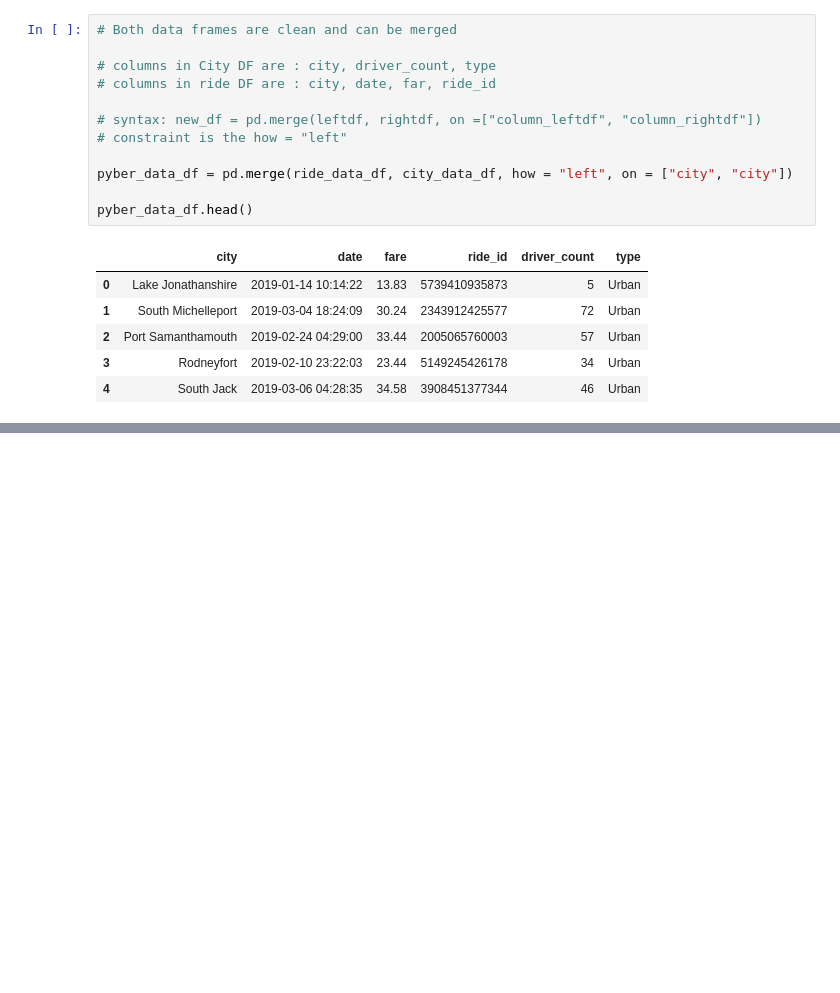
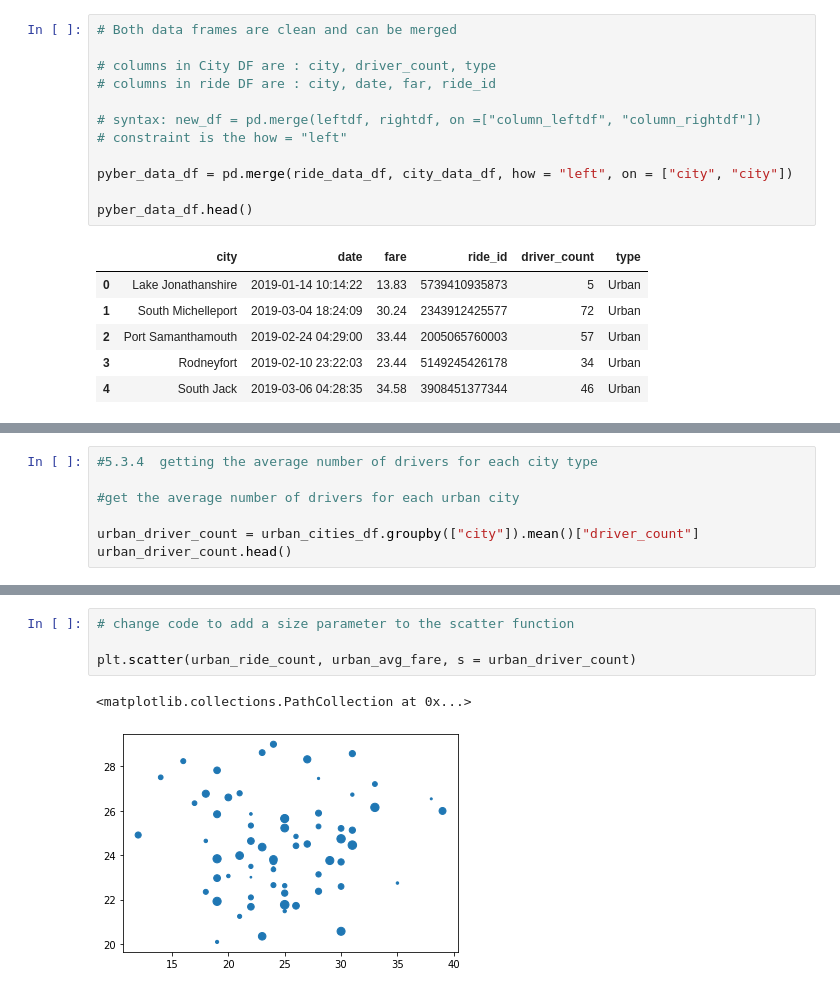
Before and after one commit to monikatomhave/PyBer_Analysis, a Jupyter notebook: PyBer.ipynb, the cells around one changed output, grey strips where cells are left out. Drawn from its saved outputs; the diff is of its cells as text; blank space fills up the shorter version.

```diff
--- a/PyBer.ipynb
+++ b/PyBer.ipynb
@@ -150,0 +270,7 @@ pyber_data_df.head()
+# %%
+#5.3.4  getting the average number of drivers for each city type
+
+#get the average number of drivers for each urban city
+
+urban_driver_count = urban_cities_df.groupby(["city"]).mean()["driver_count"]
+urban_driver_count.head()
@@ -150,0 +320,7 @@ pyber_data_df.head()
+# %%
+# change code to add a size parameter to the scatter function
+
+plt.scatter(urban_ride_count, urban_avg_fare, s = urban_driver_count)
+# %% [output]
+<matplotlib.collections.PathCollection at 0x...>
+[figure, added]
```
Also changed, not shown: parts of 18 cells of this notebook, 1 other file.
